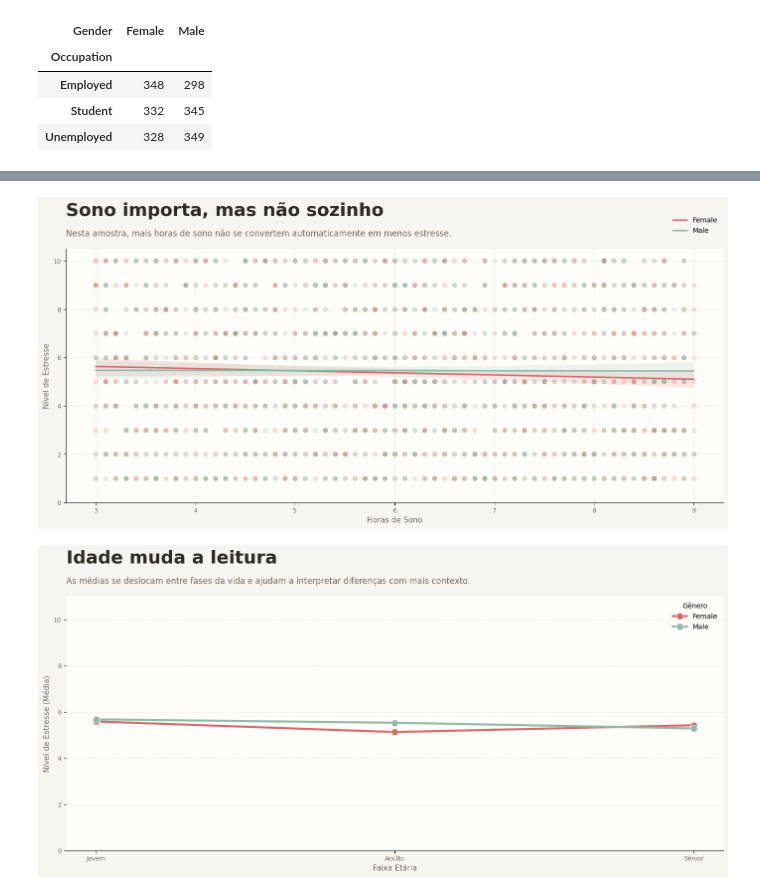
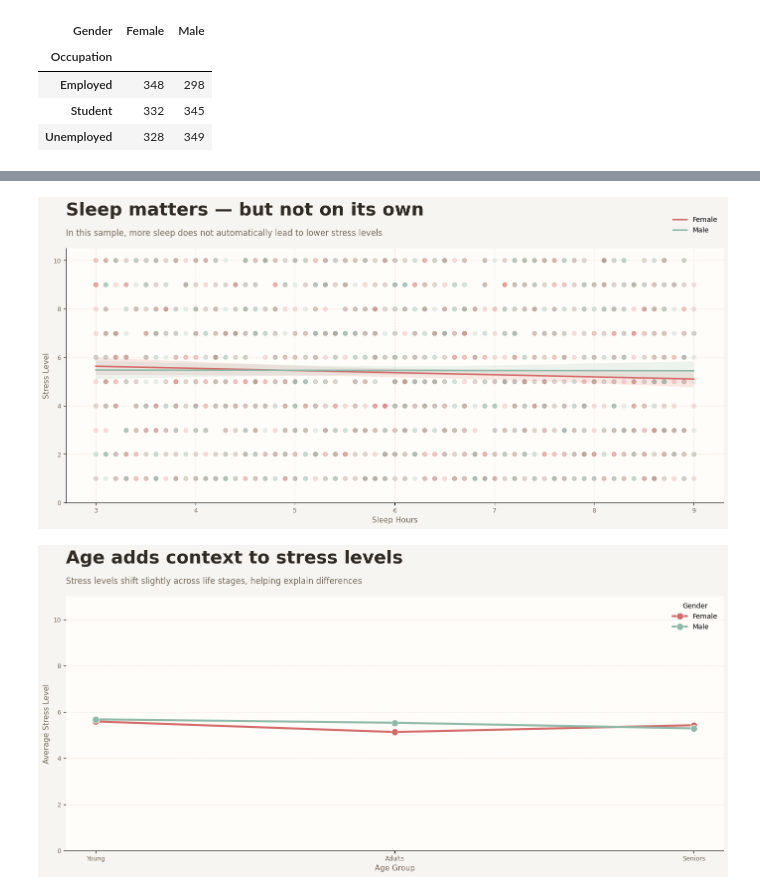
Before and after one commit to matheusmarquezinhub/mental-health-kaggle, a Jupyter notebook: notebooks/main.ipynb, the cells around one changed output, grey strips where cells are left out. Cells and saved outputs as stored; diff of their text form; code cells hidden in the pictures.

```diff
--- a/notebooks/main.ipynb
+++ b/notebooks/main.ipynb
@@ -218,7 +218,7 @@ df.groupby('Gender')[['Caffeine_Intake', 'Alcohol']].mean()
 | Female | 2.073413 | 0.501984 |
 | Male | 1.984879 | 0.524194 |
 # %%
-df['Age_Group'] = pd.cut(df['Age'], bins=[0, 25, 40, 60], labels=['Jovem', 'Adulto', 'Sênior'])
+df['Age_Group'] = pd.cut(df['Age'], bins=[0, 25, 40, 60], labels=['Young', 'Adults', 'Seniors'])
 df.groupby(['Age_Group', 'Gender'], observed=True)['Stress_Level'].mean().unstack()
 # %% [output]
 | Gender | Female | Male |
@@ -370,74 +370,73 @@ plt.show()
 # %%
-# Configura??o da figura
+# Figure config.
 fig, ax = plt.subplots(figsize=(14, 6.8), facecolor=BG)
 ax.set_facecolor(PANEL)
 
-# Gr?ficos
+# Graphics
 sns.regplot(data=df[df['Gender'] == 'Female'], x='Sleep_Hours', y='Stress_Level',
             scatter_kws={'alpha':0.2, 'color':ACCENT}, line_kws={'color':ACCENT, 'label':'Female'}, ax=ax)
 sns.regplot(data=df[df['Gender'] == 'Male'], x='Sleep_Hours', y='Stress_Level',
             scatter_kws={'alpha':0.2, 'color':ACCENT_2}, line_kws={'color':ACCENT_2, 'label':'Male'}, ax=ax)
 
-# T?tulos e Subt?tulos
+# Titles and Subtitles
 add_chart_titles(
     ax,
-    title="Sono importa, mas não sozinho",
-    subtitle="Nesta amostra, mais horas de sono não se convertem automaticamente em menos estresse.",
+    title="Sleep matters — but not on its own",
+    subtitle="In this sample, more sleep does not automatically lead to lower stress levels",
 )
 
-# Eixos
-ax.set_xlabel("Horas de Sono", **FONT["axis_label"])
-ax.set_ylabel("Nível de Estresse", **FONT["axis_label"])
+# Axles
+ax.set_xlabel("Sleep Hours", **FONT["axis_label"])
+ax.set_ylabel("Stress Level", **FONT["axis_label"])
 ax.set_ylim(0, 10.5)
 
-# Grade e Est?tica
+# Grid
 ax.tick_params(axis='both', labelsize=FONT["tick"]["fontsize"], labelcolor=FONT["tick"]["color"])
 ax.grid(color=GRID, linestyle='--', alpha=0.5)
 sns.despine()
 
-# Legendas
+# Legend
 plt.legend(frameon=False, loc='upper right', bbox_to_anchor=(1, 1.15))
 
 plt.tight_layout()
 save_figure(fig, 'sleep_vs_stress.png')
 plt.show()
 # %% [output]
-[figure, old version]
+[figure, new version]
 # %%
-# Configura??es
+
 age_stress = df.groupby(['Age_Group', 'Gender'], observed=True)['Stress_Level'].mean().reset_index()
 
+# Figure config.
 fig, ax = plt.subplots(figsize=(14, 6.8), facecolor=BG)
 ax.set_facecolor(PANEL)
 
-# Gr?ficos
+# Graphics
 sns.lineplot(data=age_stress, x='Age_Group', y='Stress_Level', hue='Gender',
              palette=[ACCENT, ACCENT_2], marker='o', markersize=10, linewidth=3, ax=ax)
 
-# T?tulos e Subt?tulos
+# Titles and Subtitles
 add_chart_titles(
     ax,
-    title="Idade muda a leitura",
-    subtitle="As médias se deslocam entre fases da vida e ajudam a interpretar diferenças com mais contexto.",
+    title="Age adds context to stress levels",
+    subtitle="Stress levels shift slightly across life stages, helping explain differences",
 )
 
-# Eixos
-ax.set_xlabel("Faixa Etária", **FONT["axis_label"])
-ax.set_ylabel("Nível de Estresse (Média)", **FONT["axis_label"])
-
-# Escala
+# Axles
+ax.set_xlabel("Age Group", **FONT["axis_label"])
+ax.set_ylabel("Average Stress Level", **FONT["axis_label"])
 ax.set_ylim(0, 11)
 
-# Grade e Est?tica
+# Grid
 ax.tick_params(axis='both', labelsize=FONT["tick"]["fontsize"], labelcolor=FONT["tick"]["color"])
 ax.grid(axis='y', color=GRID, linestyle='--', alpha=0.5)
 sns.despine(left=True)
 
-# Legenda
-plt.legend(title="Gênero", frameon=False, loc='upper right', bbox_to_anchor=(1, 1.0))
+# Legend
+plt.legend(title="Gender", frameon=False, loc='upper right', bbox_to_anchor=(1, 1.0))
 
 plt.tight_layout()
 save_figure(fig, 'stress_by_age_group.png')
 plt.show()
 # %% [output]
-[figure, old version]
+[figure, new version]
```
Also changed, not shown: parts of 7 cells of this notebook, 4 other files.
